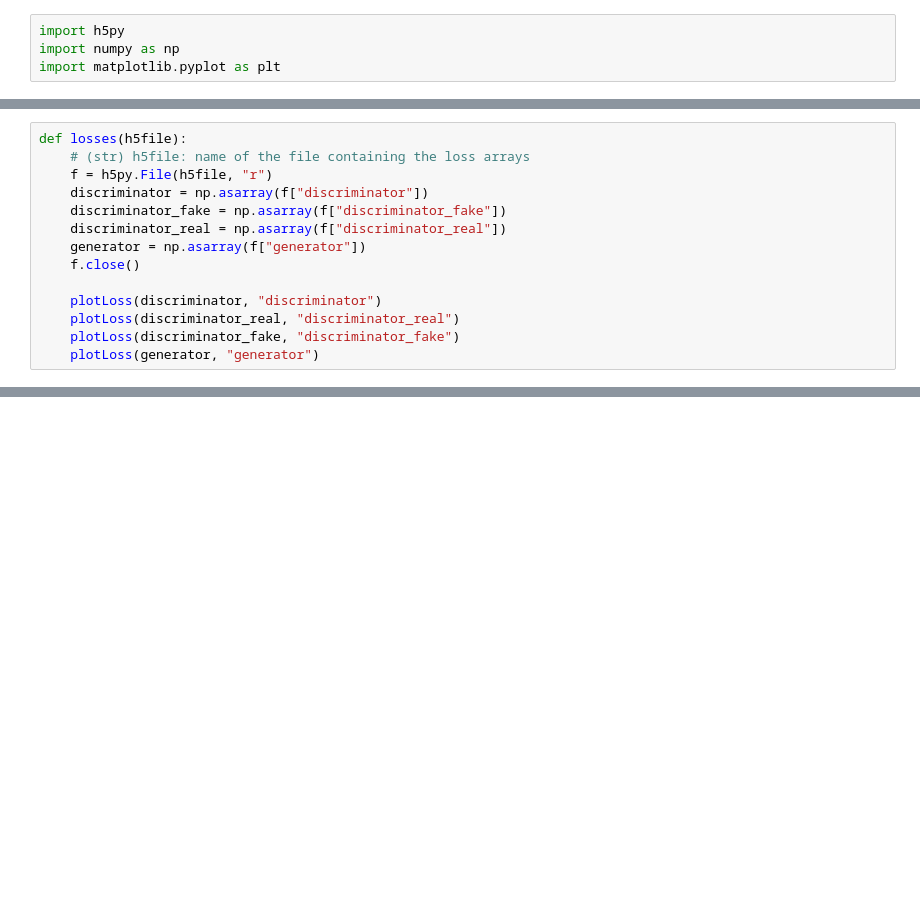
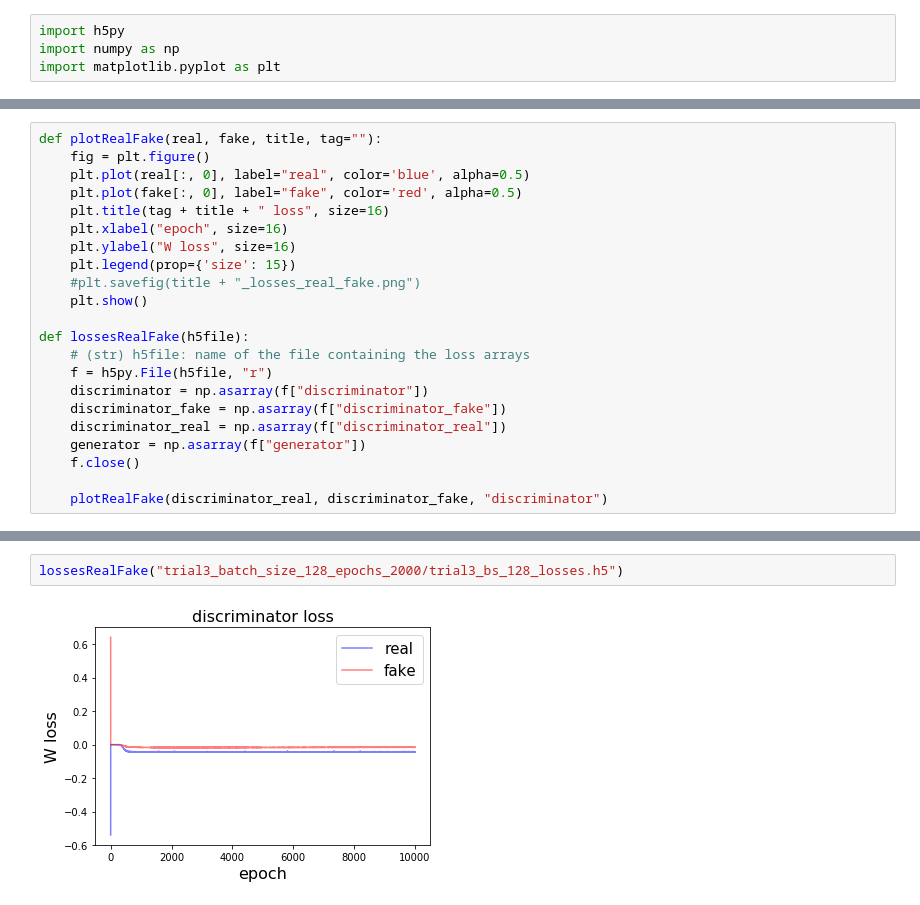
Before and after one commit to vitoriapacela/hgcal_wgan, a Jupyter notebook: plot_losses.ipynb, the cells around one changed output, grey strips where cells are left out. Drawn from its saved outputs; the diff is of its cells as text; blank space fills up the shorter version.

```diff
--- a/plot_losses.ipynb
+++ b/plot_losses.ipynb
@@ -40,5 +116,16 @@ def plotLoss(data, title):
 # %%
-def losses(h5file):
+def plotRealFake(real, fake, title, tag=""):
+    fig = plt.figure()
+    plt.plot(real[:, 0], label="real", color='blue', alpha=0.5)
+    plt.plot(fake[:, 0], label="fake", color='red', alpha=0.5)
+    plt.title(tag + title + " loss", size=16)
+    plt.xlabel("epoch", size=16)
+    plt.ylabel("W loss", size=16)
+    plt.legend(prop={'size': 15})
+    #plt.savefig(title + "_losses_real_fake.png")
+    plt.show()
+
+def lossesRealFake(h5file):
     # (str) h5file: name of the file containing the loss arrays
     f = h5py.File(h5file, "r")
     discriminator = np.asarray(f["discriminator"])
@@ -47,7 +134,4 @@ def losses(h5file):
     generator = np.asarray(f["generator"])
     f.close()
 
-    plotLoss(discriminator, "discriminator")
-    plotLoss(discriminator_real, "discriminator_real")
-    plotLoss(discriminator_fake, "discriminator_fake")
-    plotLoss(generator, "generator")
+    plotRealFake(discriminator_real, discriminator_fake, "discriminator")
@@ -106,0 +138,4 @@ lossesVal("val_trial2_losses.h5", "val_trial2_losses.h5")
+# %%
+lossesRealFake("trial3_batch_size_128_epochs_2000/trial3_bs_128_losses.h5")
+# %% [output]
+[figure, added]
```
Also changed, not shown: parts of 13 cells of this notebook, 2 other files.
